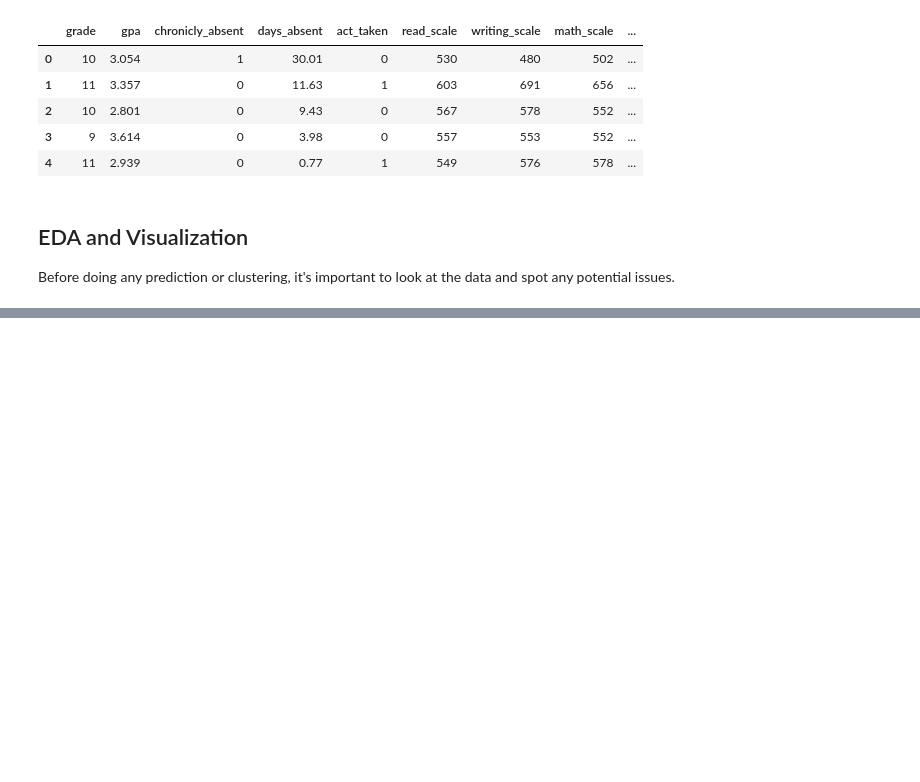
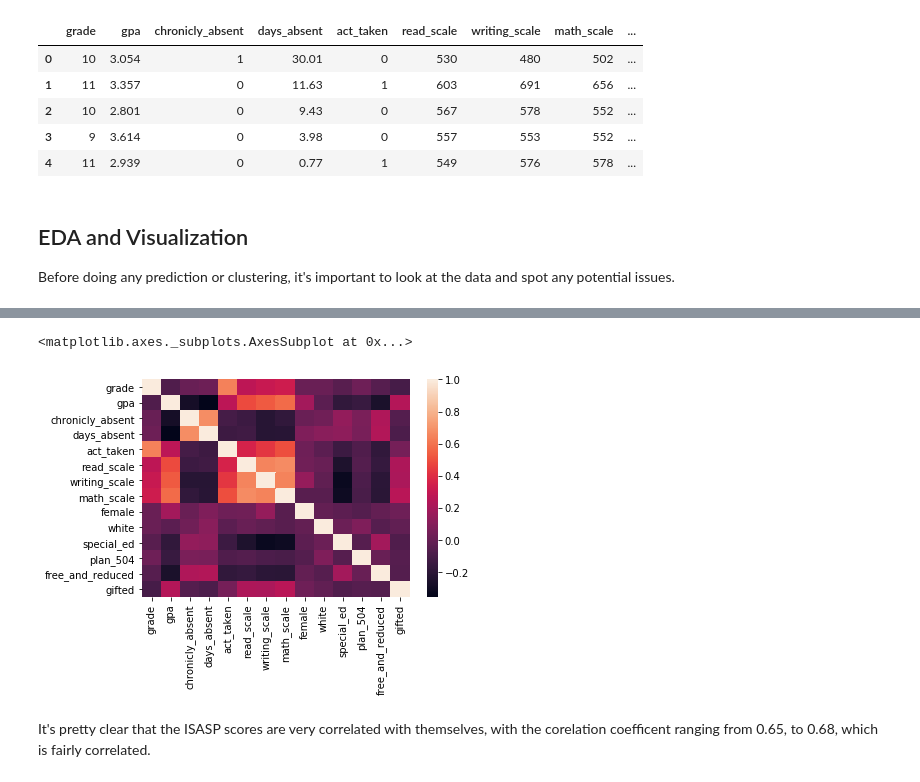
Before and after one commit to delabj/Python-For-Stats, a Jupyter notebook: Final Project/Project.ipynb, the cells around one changed output, grey strips where cells are left out. Cells and saved outputs as stored; diff of their text form; code cells hidden in the pictures; blank space fills up the shorter version.

```diff
--- a/Final Project/Project.ipynb
+++ b/Final Project/Project.ipynb
@@ -29 +44,11 @@ Before doing any prediction or clustering, it's important to look at the data an
+# %%
+corr = data.corr()
+corr
+
+sns.heatmap(corr)
+# %% [output]
+<matplotlib.axes._subplots.AxesSubplot at 0x...>
+[figure, added]
+# %% [markdown]
+It's pretty clear that the ISASP scores are very correlated with themselves, with the corelation coefficent ranging from 0.65, to 0.68, which is fairly correlated.
 # %%
```
Also changed, not shown: parts of 12 cells of this notebook.
